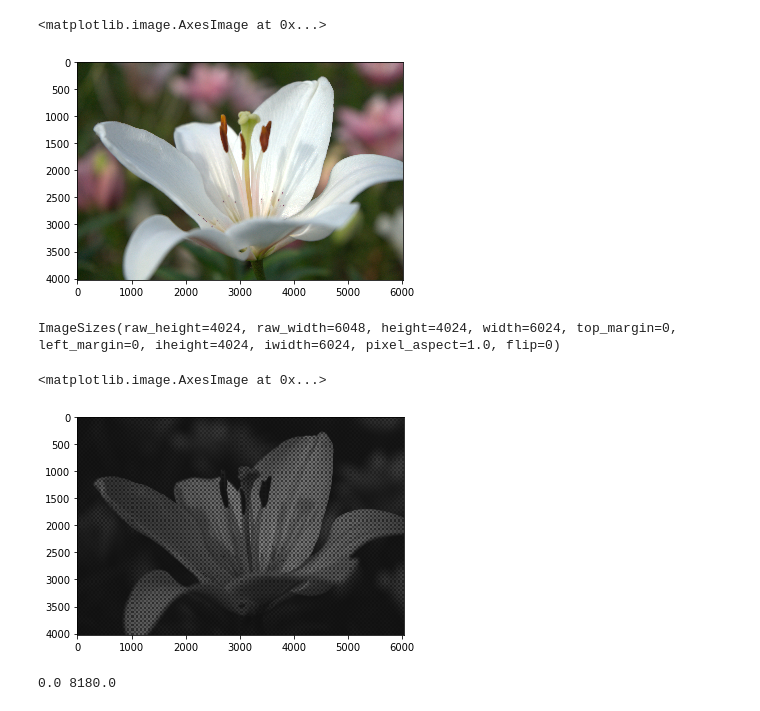
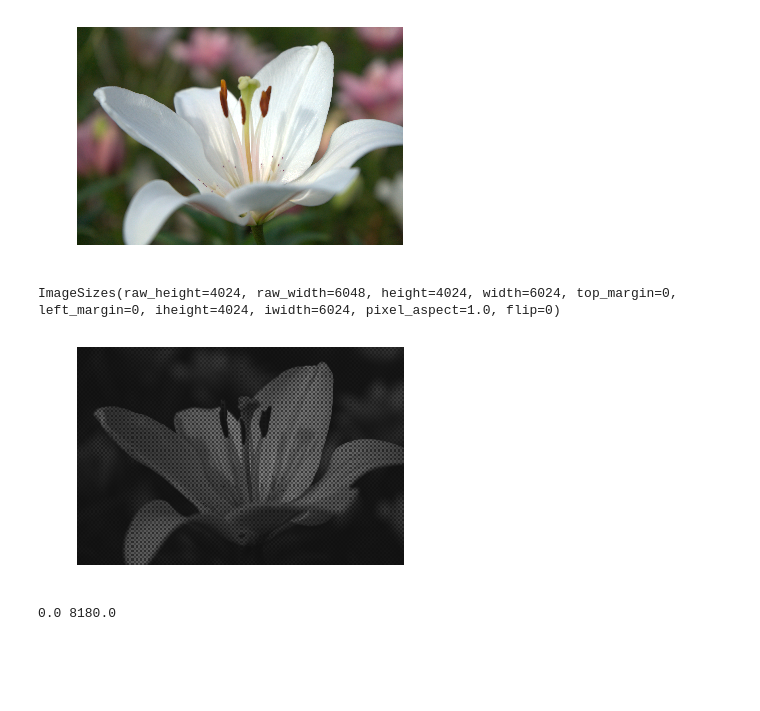
Before and after one commit to moizumi99/raw_process, a Jupyter notebook: part1_ISP_Basic_Process.ipynb, the cells around one changed output. Cells and saved outputs as stored; diff of their text form; code cells hidden in the pictures; blank space fills up the shorter version.

```diff
--- a/part1_ISP_Basic_Process.ipynb
+++ b/part1_ISP_Basic_Process.ipynb
@@ -6,10 +13,15 @@ raw = rawpy.imread('sample.ARW')
+# %%
+response = requests.get("https://github.com/moizumi99/raw_process/raw/master/sample.ARW")
+raw = rawpy.imread(io.BytesIO(response.content))
 # %%
+import matplotlib.pyplot as plt
 from matplotlib.pyplot import imshow
 img_preview = raw.postprocess(use_camera_wb=True)
 imshow(img_preview)
+plt.axis('off')
+plt.show()
 # %% [output]
-<matplotlib.image.AxesImage at 0x...>
-[figure, old version]
+[figure, new version]
 # %%
 print(raw.sizes)
 # %% [output]
@@ -25,9 +37,10 @@ outimg = outimg.reshape((h, w))
 outimg[outimg < 0] = 0
 outimg = outimg / outimg.max()
 imshow(outimg, cmap='gray')
+plt.axis('off')
+plt.show()
 # %% [output]
-<matplotlib.image.AxesImage at 0x...>
-[figure, old version]
+[figure, new version]
 # %%
 import imageio
 raw_array_out = raw_array.copy()
```
Also changed, not shown: parts of 12 cells of this notebook.
